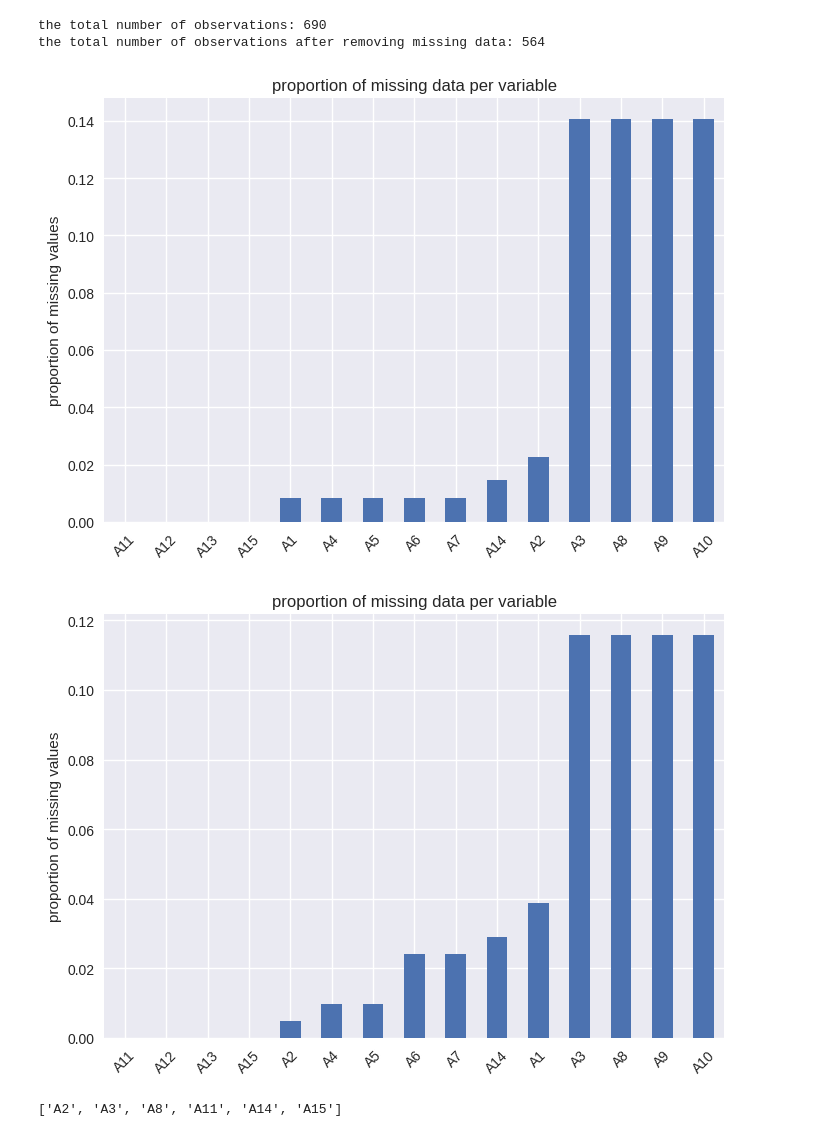
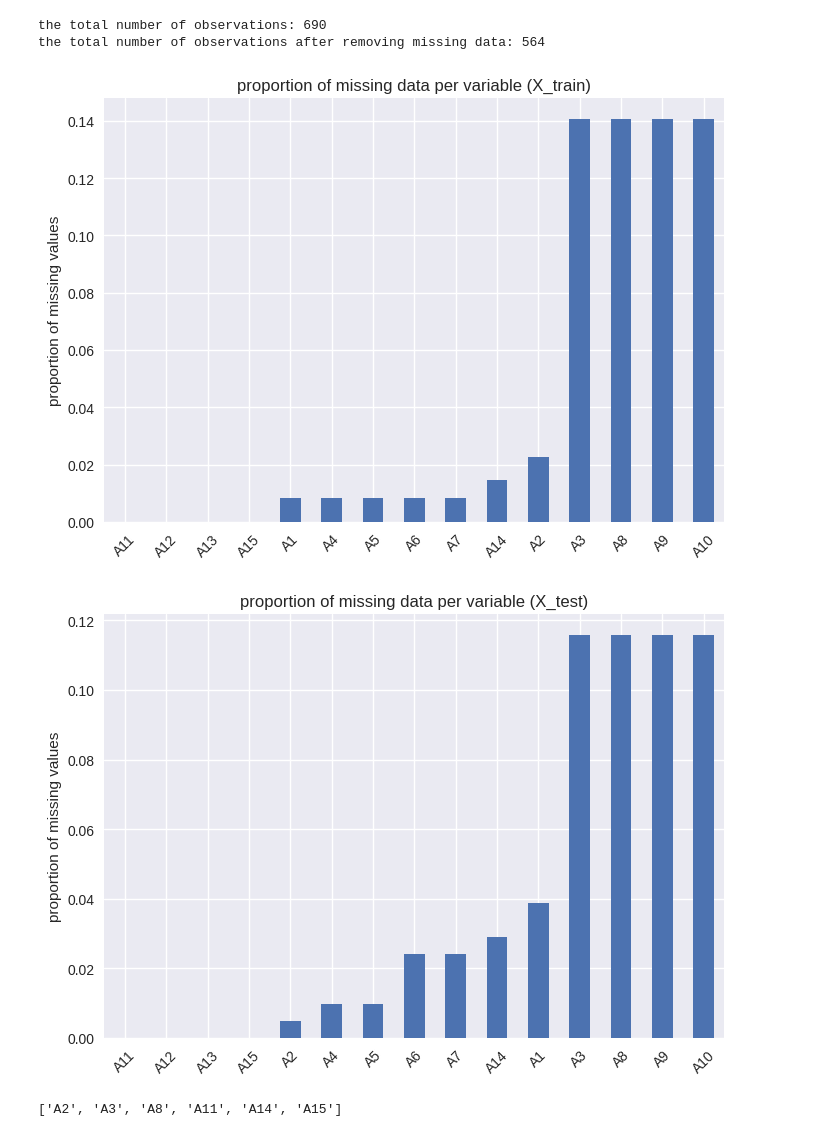
Before and after one commit to karvendhanm/Medium, a Jupyter notebook: preprocessing/missing_value_imputation.ipynb, the cells around one changed output. Drawn from its saved outputs; the diff is of its cells as text; code cells hidden in the pictures.

Commit message:
missing value imputation

```diff
--- a/preprocessing/missing_value_imputation.ipynb
+++ b/preprocessing/missing_value_imputation.ipynb
@@ -100,17 +100,17 @@ X_train, X_test, y_train, y_test = train_test_split(data.drop("target", axis=1),
 # %%
 with plt.style.context('seaborn'):
     X_train.isna().mean().sort_values(ascending=True).plot.bar(rot=45)
     plt.ylabel('proportion of missing values')
-    plt.title('proportion of missing data per variable')
+    plt.title('proportion of missing data per variable (X_train)')
     plt.show()
 # %% [output]
-[figure, old version]
+[figure, new version]
 # %%
 with plt.style.context('seaborn'):
     X_test.isna().mean().sort_values(ascending=True).plot.bar(rot=45)
     plt.ylabel('proportion of missing values')
-    plt.title('proportion of missing data per variable')
+    plt.title('proportion of missing data per variable (X_test)')
     plt.show()
 # %% [output]
-[figure, old version]
+[figure, new version]
 # %%
```
Also changed, not shown: parts of 1 cell of this notebook.
